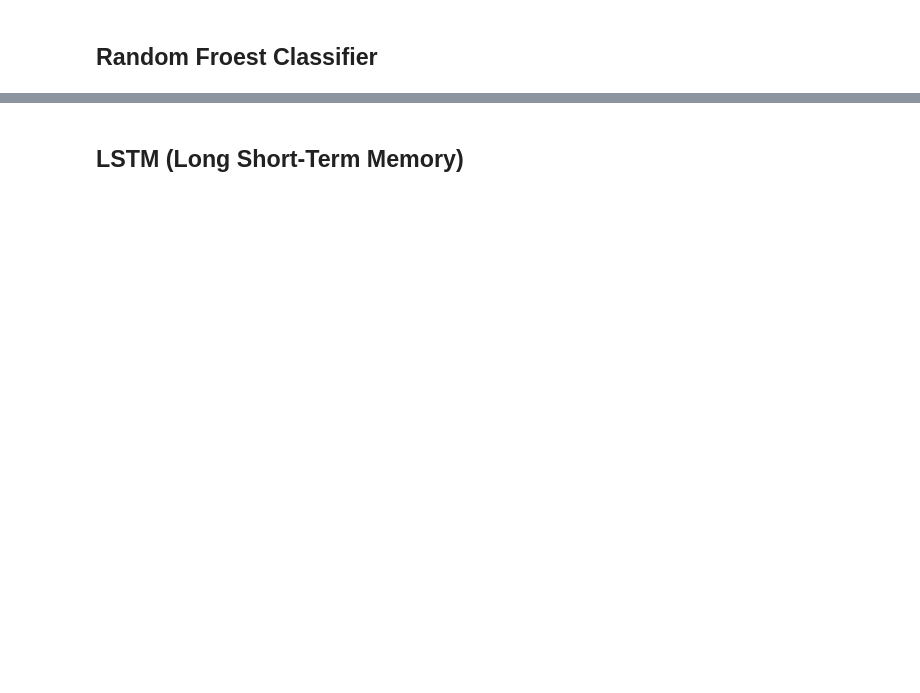
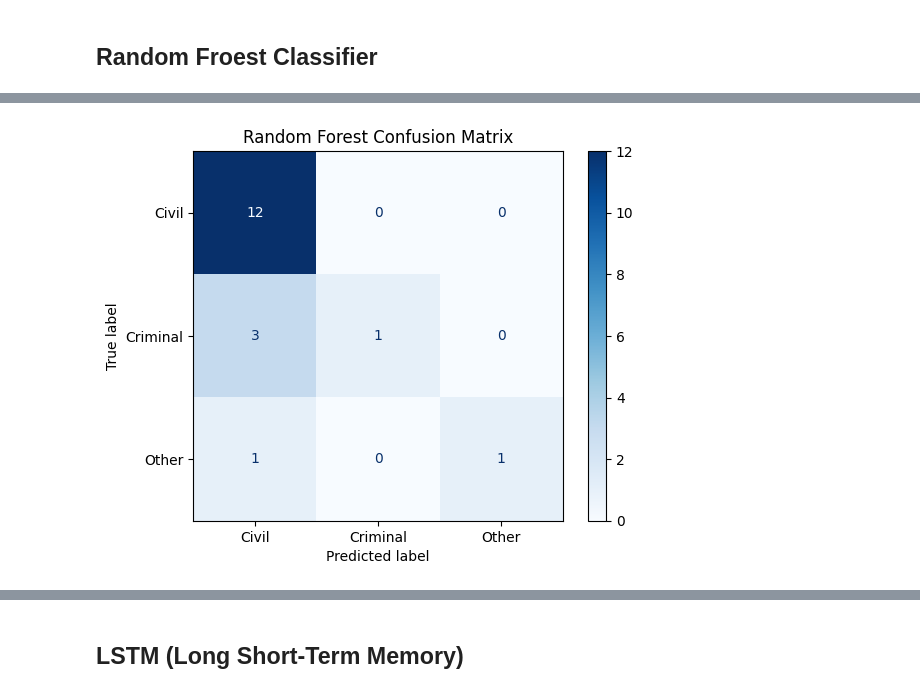
Before and after one commit to Manasa-Ganapati-Naik/my-project, a Jupyter notebook: models.ipynb, the cells around one changed output, grey strips where cells are left out. Cells and saved outputs as stored; diff of their text form; code cells hidden in the pictures; blank space fills up the shorter version.

```diff
--- a/models.ipynb
+++ b/models.ipynb
@@ -61,0 +71,14 @@ weighted avg       0.83      0.78      0.73        18
+# %%
+
+from sklearn.feature_extraction.text import TfidfVectorizer
+from sklearn.metrics import confusion_matrix, ConfusionMatrixDisplay
+import matplotlib.pyplot as plt
+
+y_pred_rf = rf_model.predict(X_test_rf)
+cm = confusion_matrix(y_test_rf, y_pred_rf, labels=rf_model.classes_)
+disp = ConfusionMatrixDisplay(confusion_matrix=cm, display_labels=rf_model.classes_)
+disp.plot(cmap="Blues")
+plt.title("Random Forest Confusion Matrix")
+plt.show()
+# %% [output]
+[figure, added]
```
Also changed, not shown: parts of 37 cells of this notebook, 11 other files.
